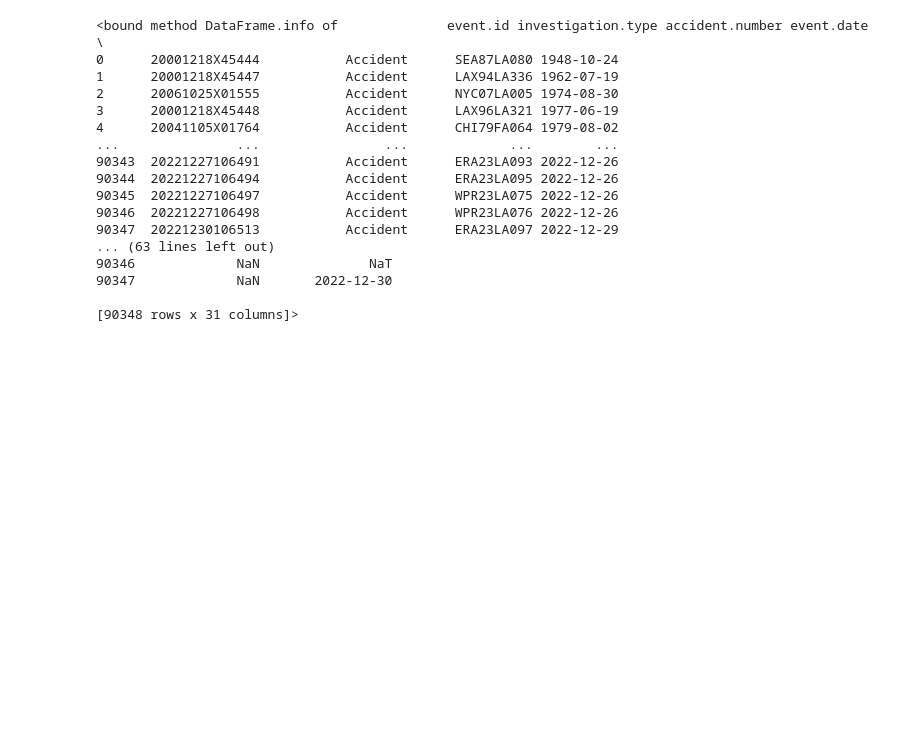
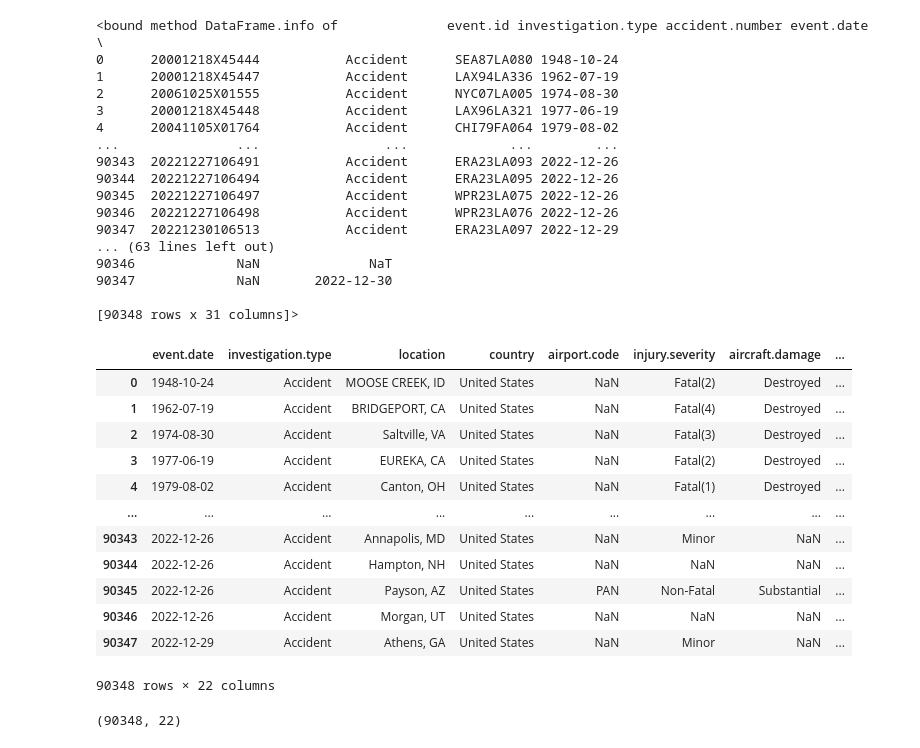
Before and after one commit to pyamin1878/Airline_DS_Project, a Jupyter notebook: Notebooks/student_working_notebook_pat.ipynb, the cells around one changed output. Saved outputs shown, nothing was run; the diff lists cells and outputs as text; code cells hidden in the pictures; blank space fills up the shorter version.

Commit message:
Drop and format columns

```diff
--- a/Notebooks/student_working_notebook_pat.ipynb
+++ b/Notebooks/student_working_notebook_pat.ipynb
@@ -141,3 +141,29 @@ df.info
 90347             NaN       2022-12-30
 
 [90348 rows x 31 columns]>
+# %%
+df_subset = df[['event.date', 'investigation.type', 'location', 'country', 'airport.code',
+                'injury.severity', 'aircraft.damage', 'aircraft.category', 'make', 'model',
+                'amateur.built', 'number.of.engines', 'engine.type', 'far.description', 'schedule',
+                'purpose.of.flight', 'total.fatal.injuries', 'total.minor.injuries', 'total.uninjured',
+                'weather.condition', 'broad.phase.of.flight', 'report.status']]
+# %%
+df_subset
+# %% [output]
+|  | event.date | investigation.type | location | country | airport.code | injury.severity | aircraft.damage | ... |
+| 0 | 1948-10-24 | Accident | MOOSE CREEK, ID | United States | NaN | Fatal(2) | Destroyed | ... |
+| 1 | 1962-07-19 | Accident | BRIDGEPORT, CA | United States | NaN | Fatal(4) | Destroyed | ... |
+| 2 | 1974-08-30 | Accident | Saltville, VA | United States | NaN | Fatal(3) | Destroyed | ... |
+| 3 | 1977-06-19 | Accident | EUREKA, CA | United States | NaN | Fatal(2) | Destroyed | ... |
+| 4 | 1979-08-02 | Accident | Canton, OH | United States | NaN | Fatal(1) | Destroyed | ... |
+| ... | ... | ... | ... | ... | ... | ... | ... | ... |
+| 90343 | 2022-12-26 | Accident | Annapolis, MD | United States | NaN | Minor | NaN | ... |
+| 90344 | 2022-12-26 | Accident | Hampton, NH | United States | NaN | NaN | NaN | ... |
+| 90345 | 2022-12-26 | Accident | Payson, AZ | United States | PAN | Non-Fatal | Substantial | ... |
+| 90346 | 2022-12-26 | Accident | Morgan, UT | United States | NaN | NaN | NaN | ... |
+| 90347 | 2022-12-29 | Accident | Athens, GA | United States | NaN | Minor | NaN | ... |
+90348 rows × 22 columns
+# %%
+df_subset.shape
+# %% [output]
+(90348, 22)
```
Also changed, not shown: parts of 3 cells of this notebook.
